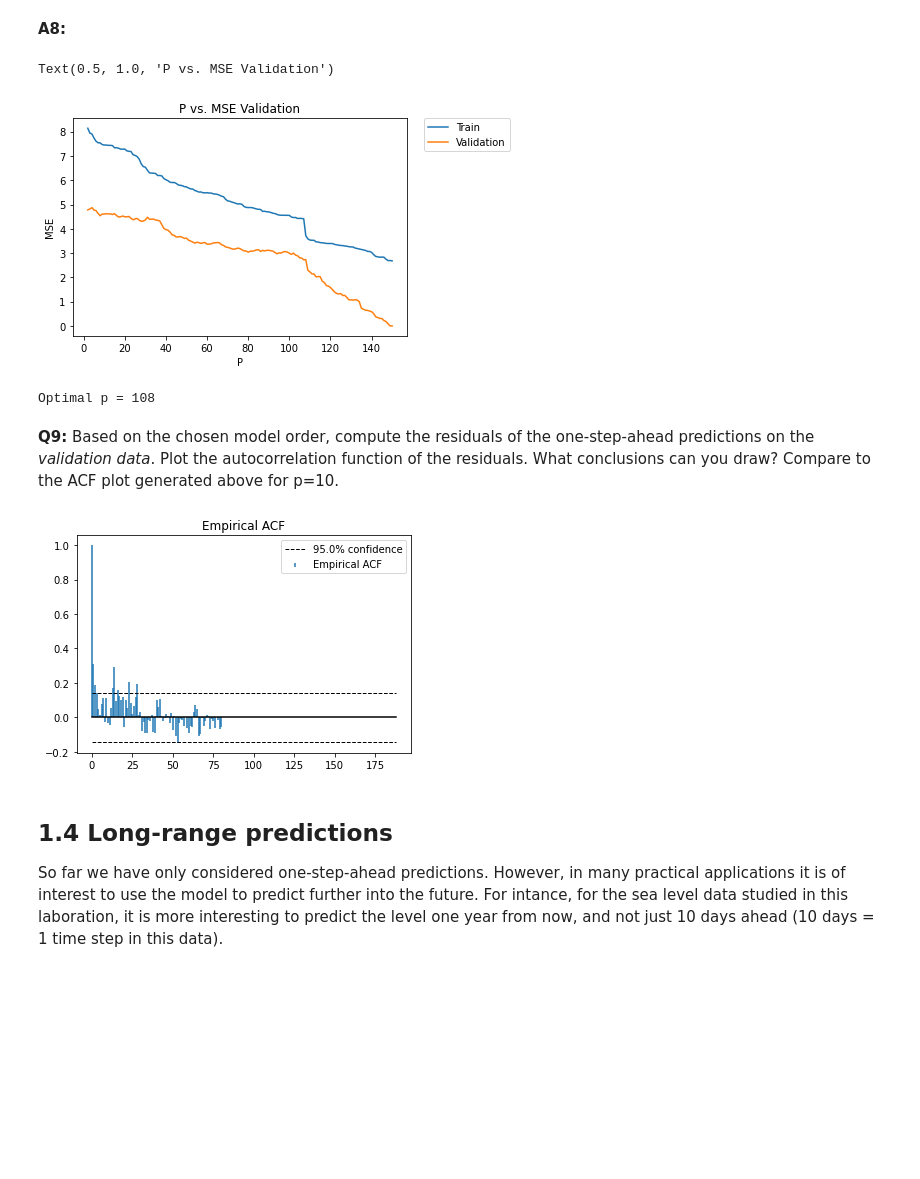
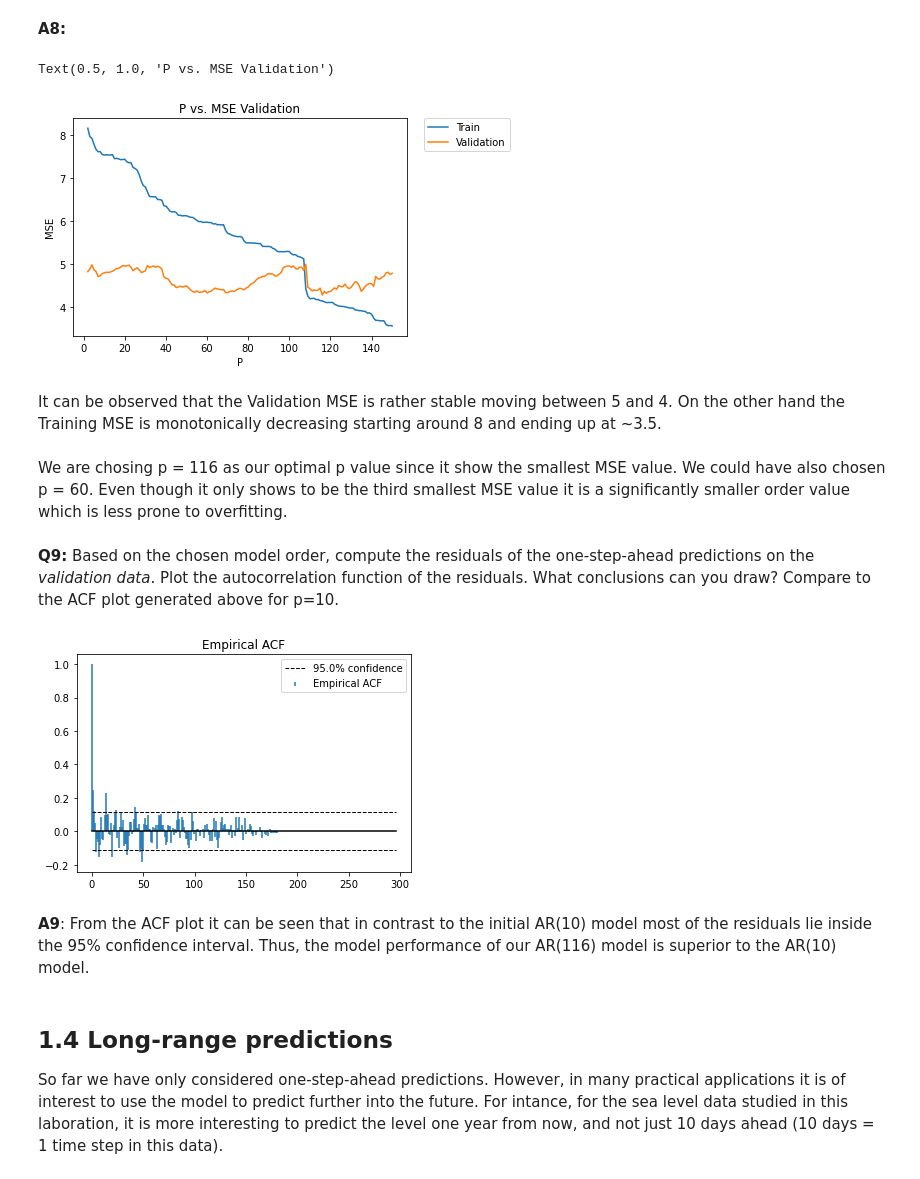
Before and after one commit to nicta839/MSc_Statistics_and_Machine_Learning, a Jupyter notebook: Time Series and Sequence Learning - 732A80/tssl_lab1.ipynb, the cells around one changed output. Drawn from its saved outputs; the diff is of its cells as text; code cells hidden in the pictures; blank space fills up the shorter version.

```diff
--- a/Time Series and Sequence Learning - 732A80/tssl_lab1.ipynb
+++ b/Time Series and Sequence Learning - 732A80/tssl_lab1.ipynb
@@ -193,15 +193,18 @@ def predict_ar_1step(theta, y_target):
 
     # Number of steps in prediction
     m = n-p
-    y_pred = np.zeros(m)
+    y_pred = np.zeros(n)
 
-    for i in range(m):
+    for i in range(n):
         if i < p:
             y_pred[i] = y_target[i]
         else:
             y_pred[i] = np.matmul(np.transpose(theta), y_target[i-p:i])
 
-    return y_pred
+    mse = np.sum((y_target - y_pred)**2)/m
+    residuals = y_target - y_pred
+
+    return {"predictions": y_pred, "mse": mse, "residuals": residuals}
 # %%
 # predict for training an test
 # training
@@ -264,28 +267,22 @@ _Note:_ There is no obvious "correct answer" to the second question, but you sti
 # %% [markdown]
 **A8:**
 # %%
-results_train = {}
-results_valid = {}
+mse_train = {}
+mse_valid = {}
 
 for i in range(2,151):
     theta_i = fit_ar(ytrain, i)
 
-    pred_train_i = predict_ar_1step(theta_i, ytrain)
-    pred_valid_i = predict_ar_1step(theta_i, np.array(yvalid))
-
-    train_res_i = ytrain[:-len(theta_i)] - pred_train_i
-    valid_res_i = yvalid[:-len(theta_i)] - pred_valid_i
-
-    results_train[i] = np.mean((train_res_i)**2)
-    results_valid[i] = np.mean((valid_res_i)**2)
+    mse_train[i] = predict_ar_1step(theta_i, np.array(ytrain))["mse"]
+    mse_valid[i] = predict_ar_1step(theta_i, np.array(yvalid))["mse"]
 # %%
 # P vs. MSE Valid
-plt.plot(results_train.keys(), results_train.values(), label="Train")
-plt.plot(results_valid.keys(), results_valid.values(), label="Validation")
+plt.plot(mse_train.keys(), mse_train.values(), label="Train")
+plt.plot(mse_valid.keys(), mse_valid.values(), label="Validation")
 plt.legend(bbox_to_anchor=(1.05, 1), loc='upper left', borderaxespad=0.)
 plt.xlabel('P')
 plt.ylabel('MSE')
 plt.title('P vs. MSE Validation')
 # %% [output]
 Text(0.5, 1.0, 'P vs. MSE Validation')
-[figure, old version]
+[figure, new version]
@@ -299,7 +289,10 @@ p_opt = min(train_valid_mse_diffs, key=train_valid_mse_diffs.get)
+# %% [markdown]
+It can be observed that the Validation MSE is rather stable moving between 5 and 4. On the other hand the Training MSE is monotonically decreasing starting around 8 and ending up at ~3.5.
 # %%
+p_opt = min(mse_valid, key=mse_valid.get)
 print(f"Optimal p = {p_opt}")
-# %% [output]
-Optimal p = 108
+# %% [markdown]
+We are chosing p = 116 as our optimal p value since it show the smallest MSE value. We could have also chosen p = 60. Even though it only shows to be the third smallest MSE value it is a significantly smaller order value which is less prone to overfitting.
 # %% [markdown]
 **Q9:** Based on the chosen model order, compute the residuals of the one-step-ahead predictions on the *validation data*. Plot the autocorrelation function of the residuals. What conclusions can you draw? Compare to the ACF plot generated above for p=10.
 # %%
@@ -313,7 +303,9 @@ valid_res_opt = yvalid[:-len(theta_opt)] - pred_valid_opt
-# %%
-acfplot(valid_res_opt)
-# %% [output]
-[figure, removed]
+# %%
+acfplot(pred_valid_opt["residuals"])
+# %% [output]
+[figure, added]
+# %% [markdown]
+**A9**: From the ACF plot it can be seen that in contrast to the initial AR(10) model most of the residuals lie inside the 95% confidence interval. Thus, the model performance of our AR(116) model is superior to the AR(10) model.
 # %% [markdown]
 ## 1.4 Long-range predictions
 So far we have only considered one-step-ahead predictions. However, in many practical applications it is of interest to use the model to predict further into the future. For intance, for the sea level data studied in this laboration, it is more interesting to predict the level one year from now, and not just 10 days ahead (10 days = 1 time step in this data).
```
Also changed, not shown: parts of 14 cells of this notebook.
